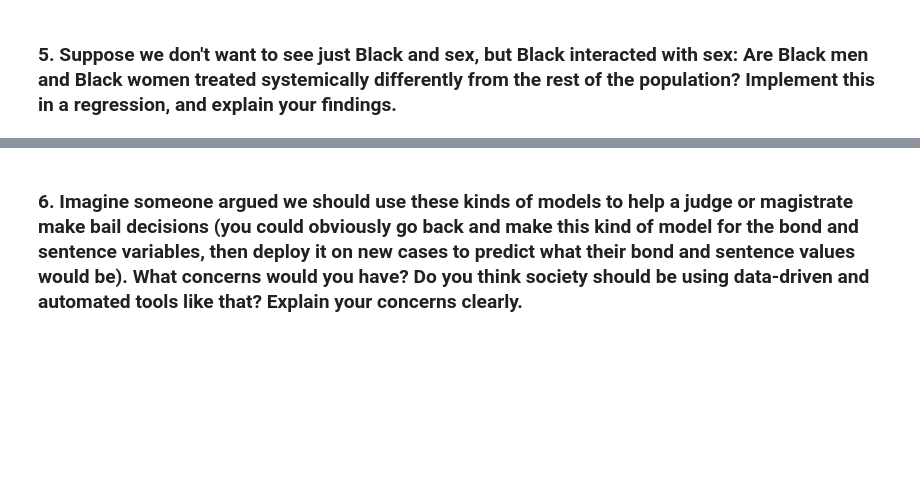
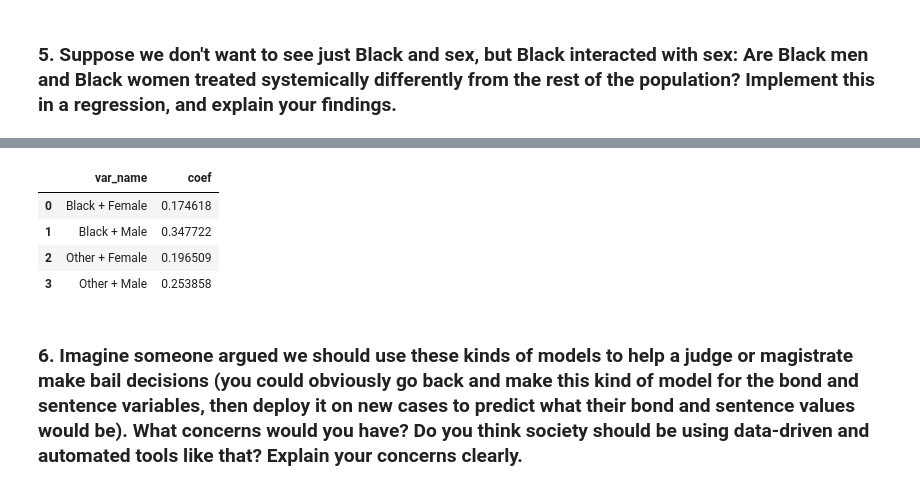
Before and after one commit to Catherine-Nguyen88/linearRegression, a Jupyter notebook: assignment.ipynb, the cells around one changed output, grey strips where cells are left out. Cells and saved outputs as stored; diff of their text form; code cells hidden in the pictures; blank space fills up the shorter version.

```diff
--- a/assignment.ipynb
+++ b/assignment.ipynb
@@ -463,0 +452,8 @@ df4
+# %%
+# add column combining race+sex
+
+# 1 = Black
+# 0 = Other
+
+combine_vars = df2['Black'].replace([0,1], ['Other', 'Black']) + ' + ' + df2['sex']
+df2['race_sex'] = combine_vars
@@ -463,0 +475,15 @@ df4
+# %%
+# run reg on held on Black + Sex
+X = pd.get_dummies(df2['race_sex'], dtype=int)
+y = df2['held']
+
+reg = LinearRegression(fit_intercept=False).fit(X,y)
+
+df5 = pd.DataFrame({'var_name': X.columns, 'coef': reg.coef_})
+df5
+# %% [output]
+|  | var_name | coef |
+| 0 | Black + Female | 0.174618 |
+| 1 | Black + Male | 0.347722 |
+| 2 | Other + Female | 0.196509 |
+| 3 | Other + Male | 0.253858 |
```
Also changed, not shown: parts of 18 cells of this notebook.
